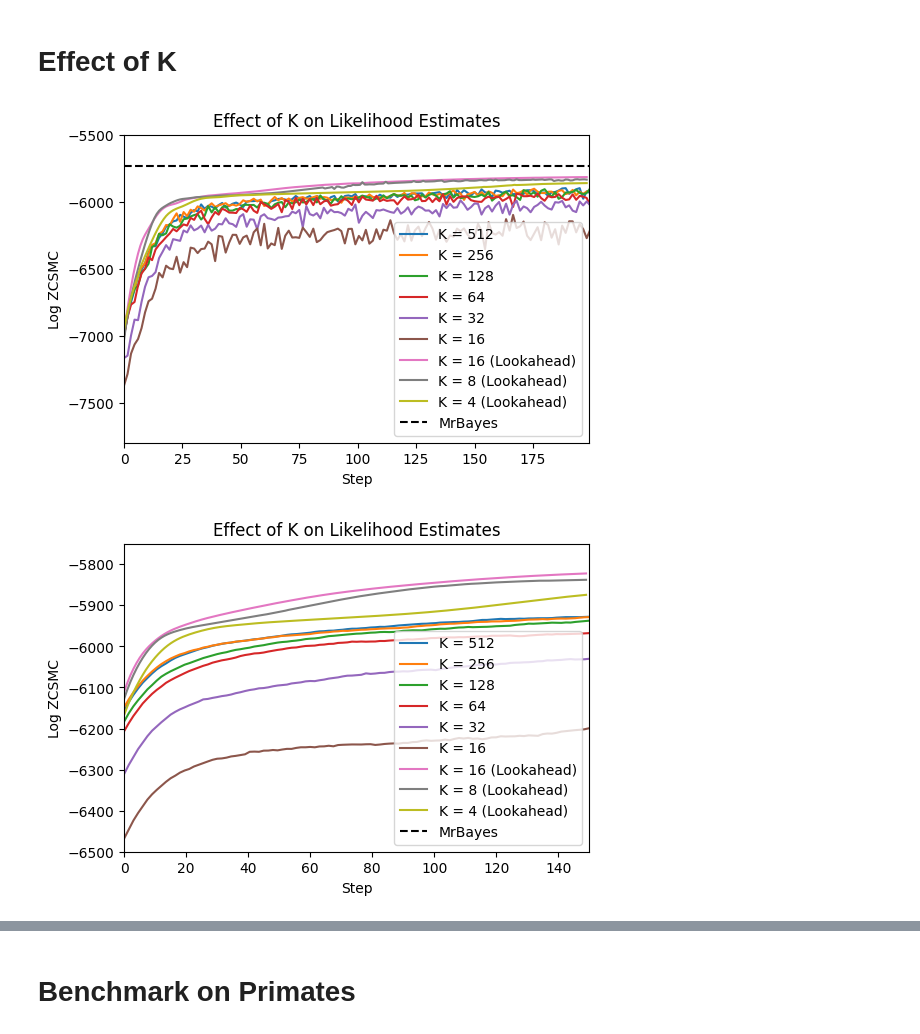
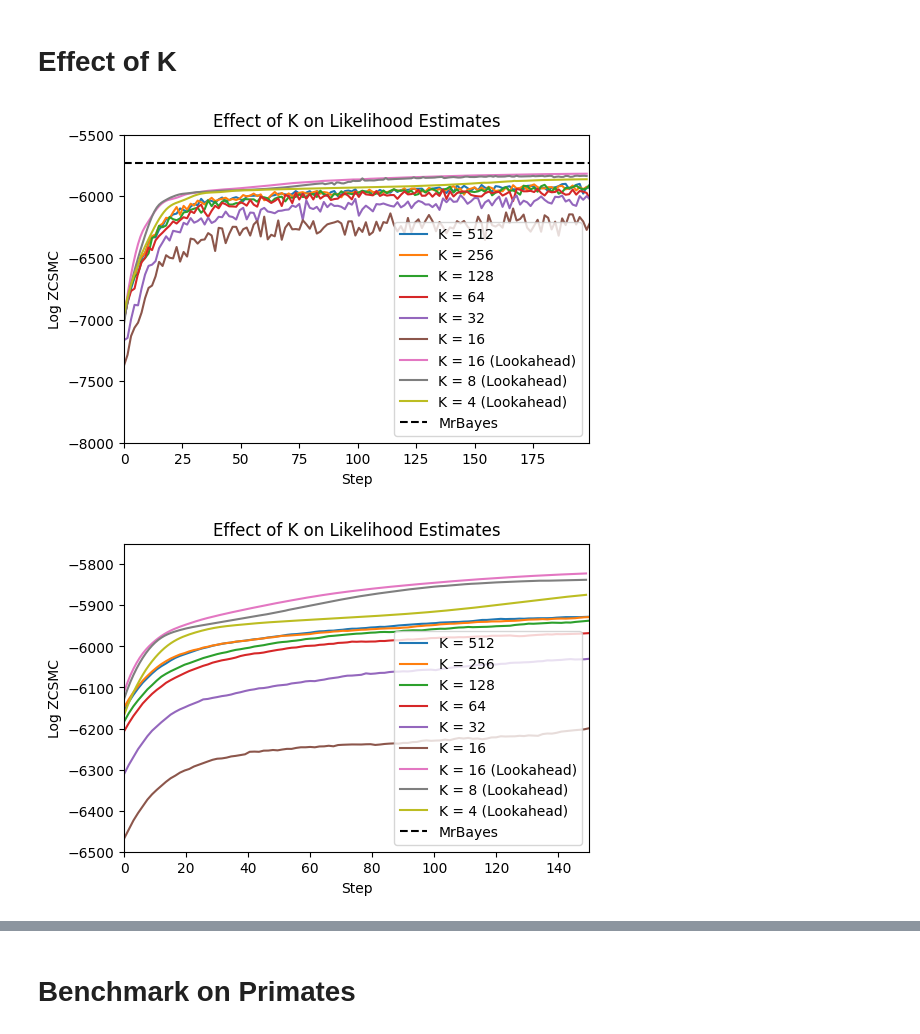
Before and after one commit to axchen7/vcsmc, a Jupyter notebook: iclr_figures/plots.ipynb, the cells around one changed output, grey strips where cells are left out. Cells and saved outputs as stored; diff of their text form; code cells hidden in the pictures.

```diff
--- a/iclr_figures/plots.ipynb
+++ b/iclr_figures/plots.ipynb
@@ -127,33 +127,33 @@ def plot_effect_of_k(file: str, *, ymin: float, ymax: float, window_size: int):
 
     # ===== plot mrbayes =====
 
     plt.axhline(mrbayes, color="black", linestyle="--", label="MrBayes")
 
     # ===== formatting =====
 
     # Add labels and title
     plt.xlabel("Step")
     plt.ylabel("Log ZCSMC")
     plt.title("Effect of K on Likelihood Estimates")
     plt.legend()
 
     # Limit the x-axis
     plt.xlim(0, 200 - window_size)
 
     # Limit the y-axis
     plt.ylim(ymin, ymax)
 
     # Show the plot
     plt.savefig(file)
     plt.show()
 
 
 plot_effect_of_k(
-    "output/k_vs_ll_with_mrbayes.pdf", ymin=-7800, ymax=-5500, window_size=1
+    "output/k_vs_ll_with_mrbayes.pdf", ymin=-8000, ymax=-5500, window_size=1
 )
 plot_effect_of_k(
     "output/k_vs_ll_no_mrbayes.pdf", ymin=-6500, ymax=-5750, window_size=50
 )
 # %% [output]
-[figure, old version]
+[figure, new version]
 [figure]
```
Also changed, not shown: parts of 1 cell of this notebook.
